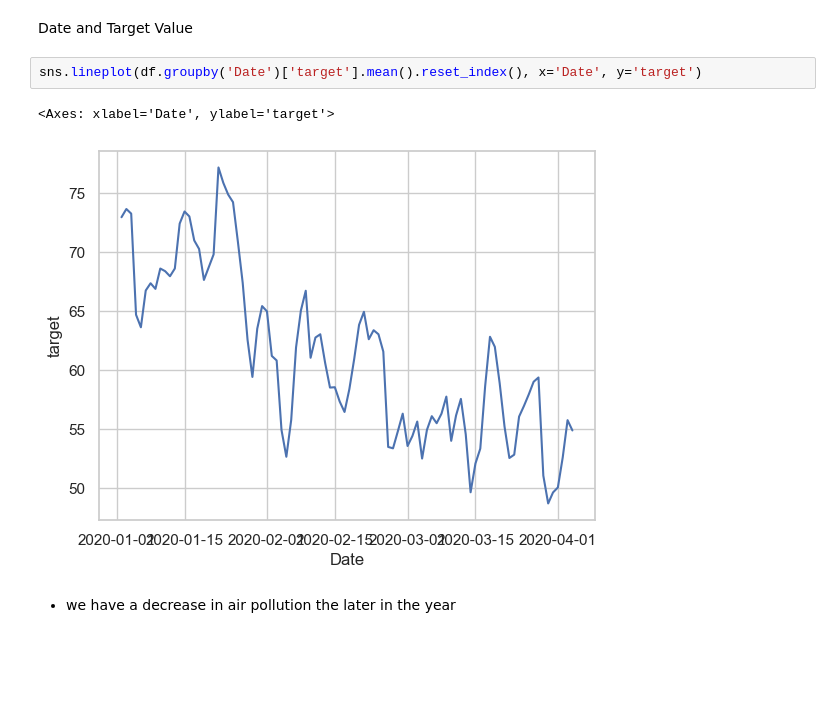
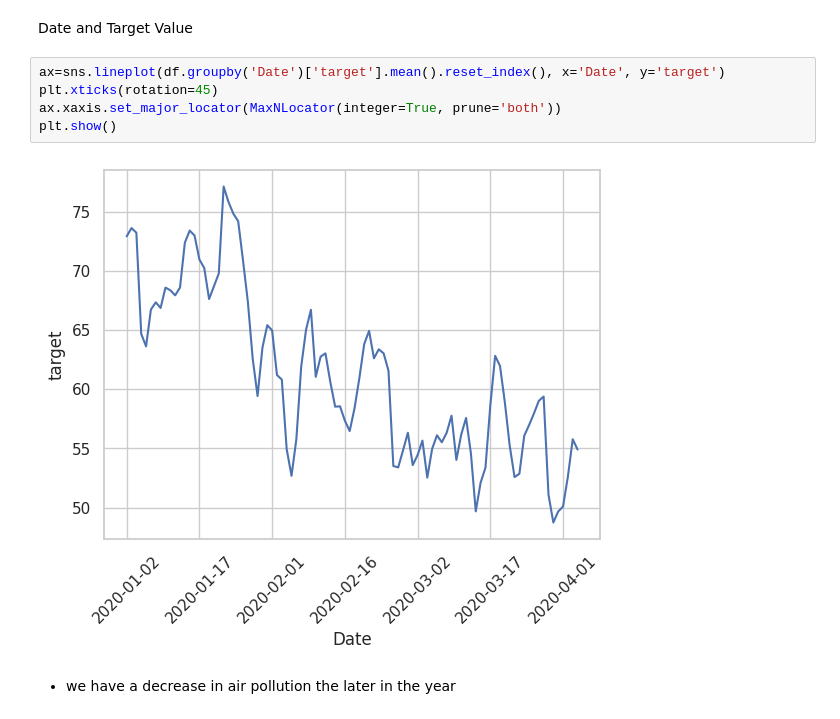
Before and after one commit to karol-pa/Urban_Air_Pollution_Challenge_Group_Work, a Jupyter notebook: Day1.ipynb, the cells around one changed output. Drawn from its saved outputs; the diff is of its cells as text; blank space fills up the shorter version.

```diff
--- a/Day1.ipynb
+++ b/Day1.ipynb
@@ -471,10 +427,12 @@ sns.lineplot(x='Date', y='relative_humidity_2m_above_ground', data=selected_rows
 # %% [markdown]
 Date and Target Value
 # %%
-sns.lineplot(df.groupby('Date')['target'].mean().reset_index(), x='Date', y='target')
+ax=sns.lineplot(df.groupby('Date')['target'].mean().reset_index(), x='Date', y='target')
+plt.xticks(rotation=45)
+ax.xaxis.set_major_locator(MaxNLocator(integer=True, prune='both'))
+plt.show()
 # %% [output]
-<Axes: xlabel='Date', ylabel='target'>
-[figure, old version]
+[figure, new version]
 # %% [markdown]
 - we have a decrease in air pollution the later in the year
 # %% [markdown]
```
Also changed, not shown: parts of 39 cells of this notebook, 1 other file.
